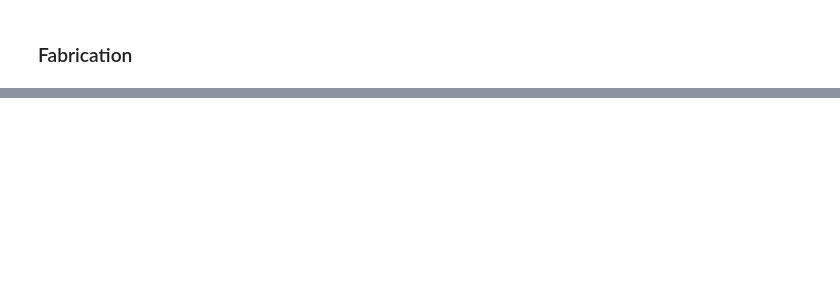
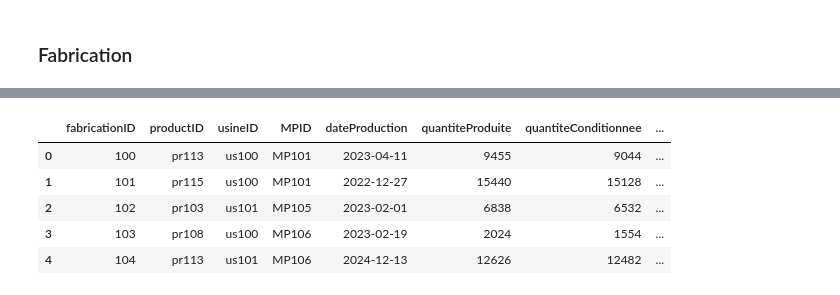
Before and after one commit to Hermann002/use_case_promodis, a Jupyter notebook: notebook/Generate.ipynb, the cells around one changed output, grey strips where cells are left out. Drawn from its saved outputs; the diff is of its cells as text; code cells hidden in the pictures; blank space fills up the shorter version.

```diff
--- a/notebook/Generate.ipynb
+++ b/notebook/Generate.ipynb
@@ -377,0 +421,9 @@ df_retours.to_parquet("../Data/retours.parquet")
+# %%
+df_fabrication.head()
+# %% [output]
+|  | fabricationID | productID | usineID | MPID | dateProduction | quantiteProduite | quantiteConditionnee | ... |
+| 0 | 100 | pr113 | us100 | MP101 | 2023-04-11 | 9455 | 9044 | ... |
+| 1 | 101 | pr115 | us100 | MP101 | 2022-12-27 | 15440 | 15128 | ... |
+| 2 | 102 | pr103 | us101 | MP105 | 2023-02-01 | 6838 | 6532 | ... |
+| 3 | 103 | pr108 | us100 | MP106 | 2023-02-19 | 2024 | 1554 | ... |
+| 4 | 104 | pr113 | us101 | MP106 | 2024-12-13 | 12626 | 12482 | ... |
```
Also changed, not shown: parts of 26 cells of this notebook, 3 other files.
